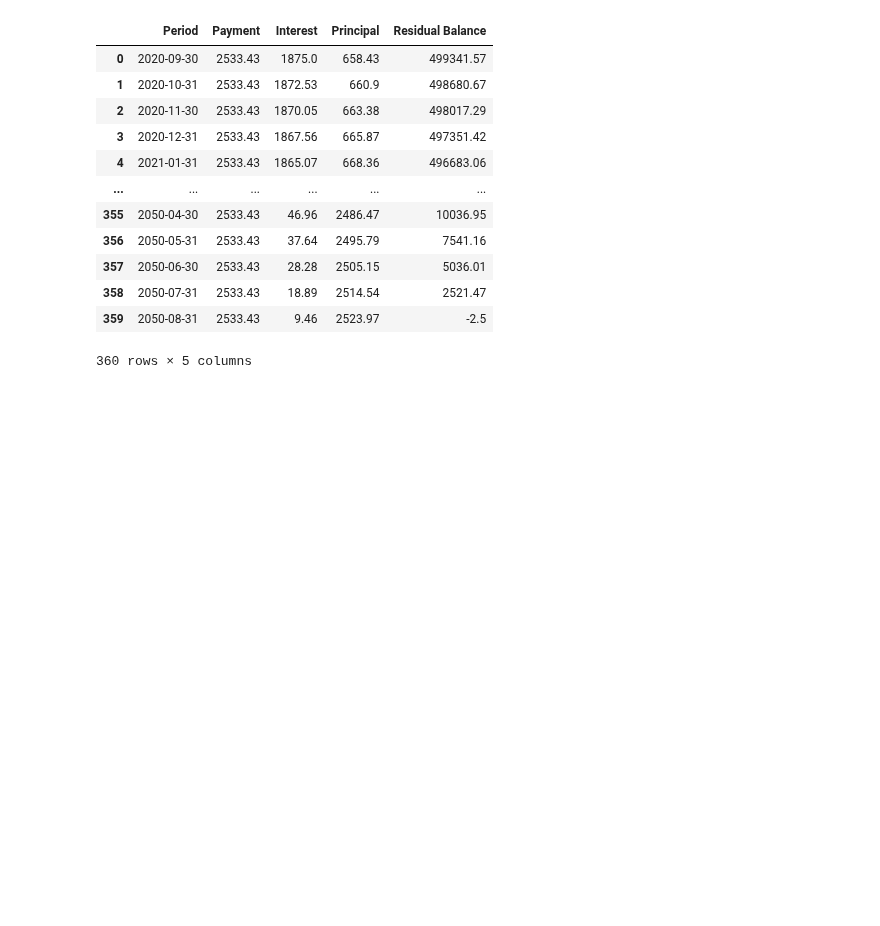
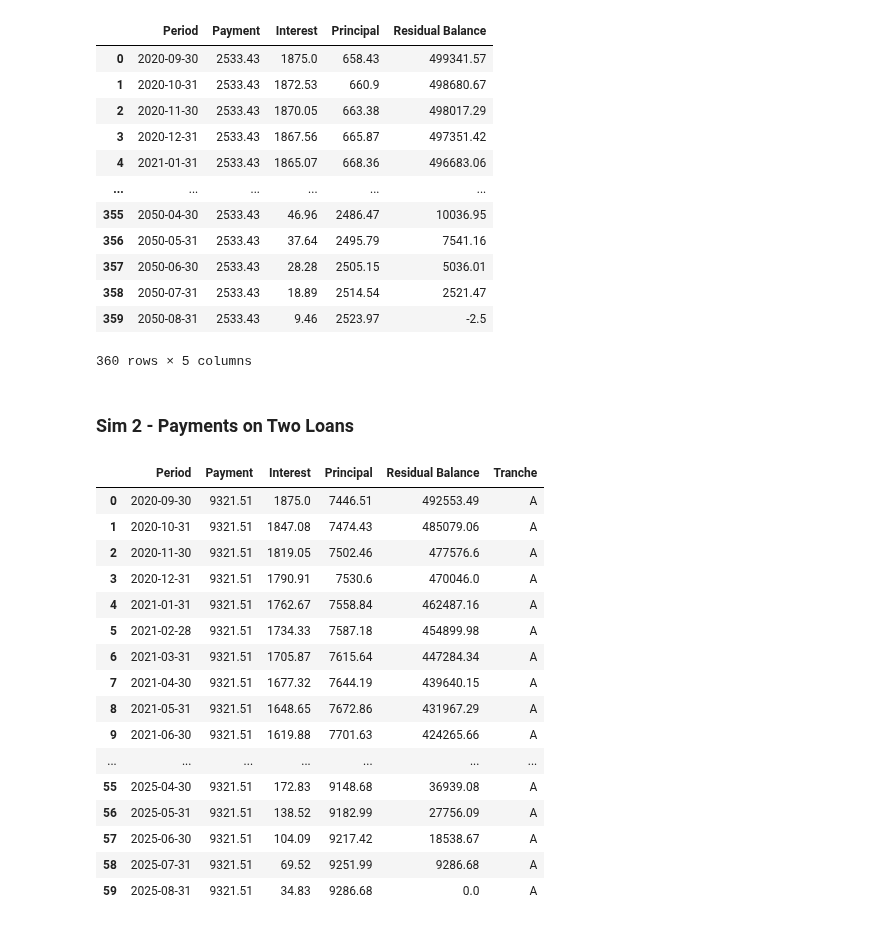
Before and after one commit to WickedoneC/Finance_Projects, a Jupyter notebook: ABS Sims.ipynb, the cells around one changed output. Saved outputs shown, nothing was run; the diff lists cells and outputs as text; code cells hidden in the pictures; blank space fills up the shorter version.

Commit message:
second loan

```diff
--- a/ABS Sims.ipynb
+++ b/ABS Sims.ipynb
@@ -407,0 +417,75 @@ create_pmnt_df(df)
+# %% [markdown]
+### Sim 2 - Payments on Two Loans
+# %%
+# int_vals = []
+# prin_vals = []
+# bal_vals = []
+
+def create_pmnt_df(df):
+    for i in df.index[1:, ]:
+        interest = round(monthly_ir * df.iloc[i-1]['Residual Balance'], 2)
+        principal = round(df.iloc[i]['Payment'] - interest, 2)
+        res_bal = round(df.iloc[i-1]['Residual Balance'] - principal, 2)
+        df.loc[i, ['Interest', 'Principal', 'Residual Balance']] = [interest, principal, res_bal]
+#         int_vals.append(interest)
+#         prin_vals.append(principal)
+#         bal_vals.append(res_bal)
+    return df
+# %%
+# Assumptions and Inputs
+# lets use specified start and end dates for the payments on each loan
+
+
+#loan 1
+loan_start_date = '09-01-2020'
+loan_maturity_date = '08-31-2025'
+
+loan_amnt = 500000
+annual_ir = .045
+
+number_of_pds = math.ceil((pd.to_datetime(loan_maturity_date) - pd.to_datetime(loan_start_date)) / np.timedelta64(1, 'M'))
+monthly_ir = annual_ir / 12
+
+
+dates_index = pd.date_range(loan_start_date, loan_maturity_date, freq = 'M')
+
+df = pd.DataFrame(columns = ['Period', 'Payment', 'Interest', 'Principal', 'Residual Balance'])
+df['Period'] = dates_index
+df['Tranche'] = 'A'
+
+
+monthly_payment = loan_amnt * ((monthly_ir * (monthly_ir + 1) ** number_of_pds) / (((monthly_ir + 1) ** (number_of_pds)) - 1))
+monthly_payment = round(monthly_payment, 2)
+df['Payment'] = monthly_payment
+
+
+first_int_pmnt = round(loan_amnt * monthly_ir, 2)
+first_prin_pmnt = round(monthly_payment - (loan_amnt * monthly_ir), 2)
+first_res_bal = loan_amnt - round(monthly_payment - (loan_amnt * monthly_ir), 2)
+
+initial_payment = [first_int_pmnt, first_prin_pmnt, first_res_bal]
+
+df.loc[0, ['Interest', 'Principal', 'Residual Balance']] = initial_payment
+
+# df['Residual Balance'] = df['Residual Balance'].clip(lower = 0)
+
+loan_1 = create_pmnt_df(df)
+loan_1
+# %% [output]
+|  | Period | Payment | Interest | Principal | Residual Balance | Tranche |
+| 0 | 2020-09-30 | 9321.51 | 1875.0 | 7446.51 | 492553.49 | A |
+| 1 | 2020-10-31 | 9321.51 | 1847.08 | 7474.43 | 485079.06 | A |
+| 2 | 2020-11-30 | 9321.51 | 1819.05 | 7502.46 | 477576.6 | A |
+| 3 | 2020-12-31 | 9321.51 | 1790.91 | 7530.6 | 470046.0 | A |
+| 4 | 2021-01-31 | 9321.51 | 1762.67 | 7558.84 | 462487.16 | A |
+| 5 | 2021-02-28 | 9321.51 | 1734.33 | 7587.18 | 454899.98 | A |
+| 6 | 2021-03-31 | 9321.51 | 1705.87 | 7615.64 | 447284.34 | A |
+| 7 | 2021-04-30 | 9321.51 | 1677.32 | 7644.19 | 439640.15 | A |
+| 8 | 2021-05-31 | 9321.51 | 1648.65 | 7672.86 | 431967.29 | A |
+| 9 | 2021-06-30 | 9321.51 | 1619.88 | 7701.63 | 424265.66 | A |
+| ... | ... | ... | ... | ... | ... | ... |
+| 55 | 2025-04-30 | 9321.51 | 172.83 | 9148.68 | 36939.08 | A |
+| 56 | 2025-05-31 | 9321.51 | 138.52 | 9182.99 | 27756.09 | A |
+| 57 | 2025-06-30 | 9321.51 | 104.09 | 9217.42 | 18538.67 | A |
+| 58 | 2025-07-31 | 9321.51 | 69.52 | 9251.99 | 9286.68 | A |
+| 59 | 2025-08-31 | 9321.51 | 34.83 | 9286.68 | 0.0 | A |
```
Also changed, not shown: parts of 10 cells of this notebook.
